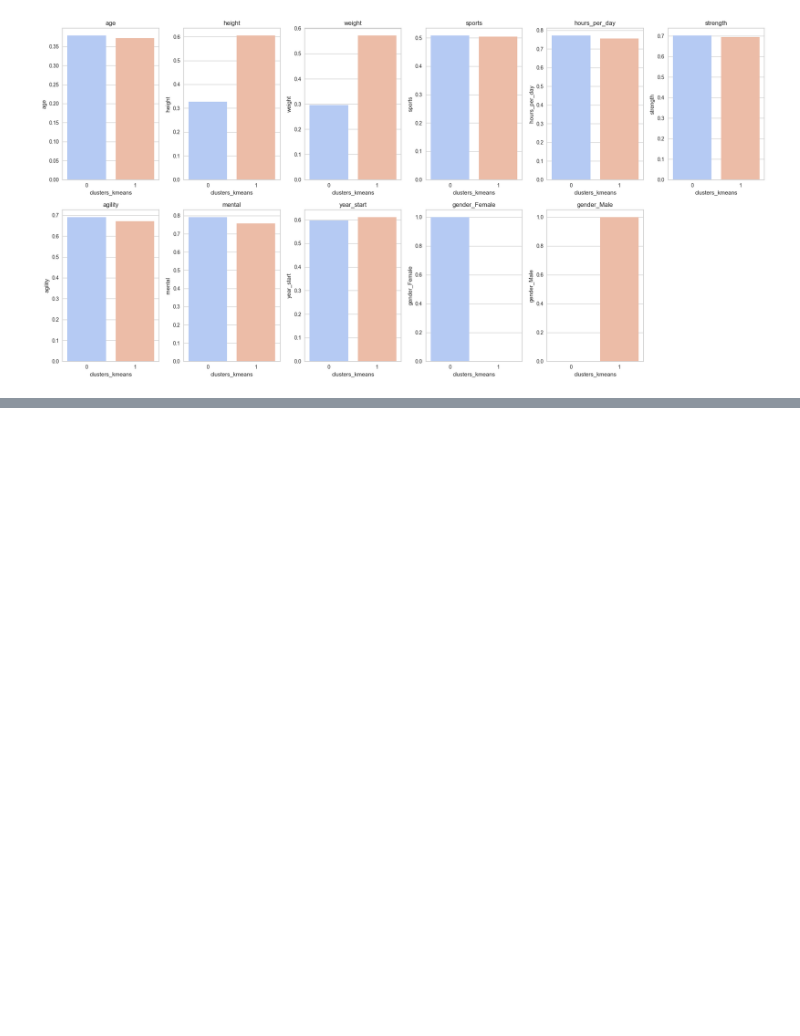
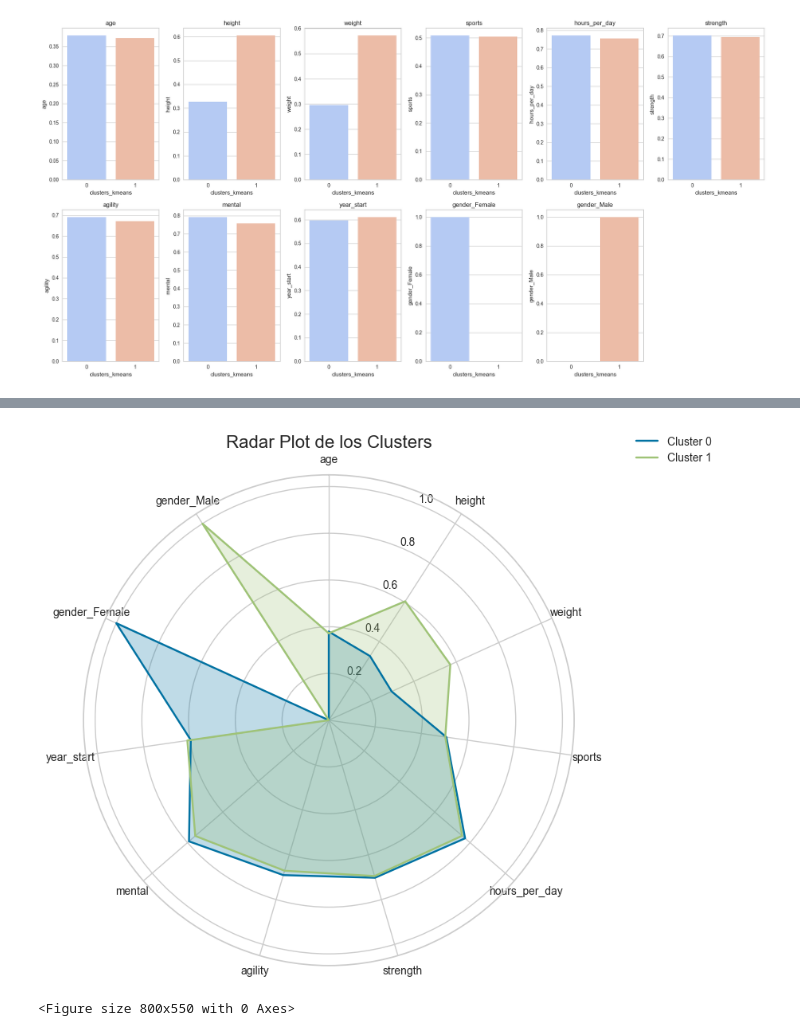
Before and after one commit to apelsito/laboratorio-modulo9-clustering, a Jupyter notebook: jupyter/Modelo 3/laboratorio-clustering.ipynb, the cells around one changed output, grey strips where cells are left out. Cells and saved outputs as stored; diff of their text form; code cells hidden in the pictures; blank space fills up the shorter version.

```diff
--- a/jupyter/Modelo 3/laboratorio-clustering.ipynb
+++ b/jupyter/Modelo 3/laboratorio-clustering.ipynb
@@ -403,0 +426,7 @@ fig.delaxes(axes[-1])
+# %%
+# visualizamos los dendrogramas para saber que método de distancia es el mejor para nuestros datos
+modelos = sc.Clustering(df)
+modelos.radar_plot("clusters_kmeans")
+# %% [output]
+[figure, added]
+<Figure size 800x550 with 0 Axes>
```
Also changed, not shown: parts of 22 cells of this notebook, 2 other files.
